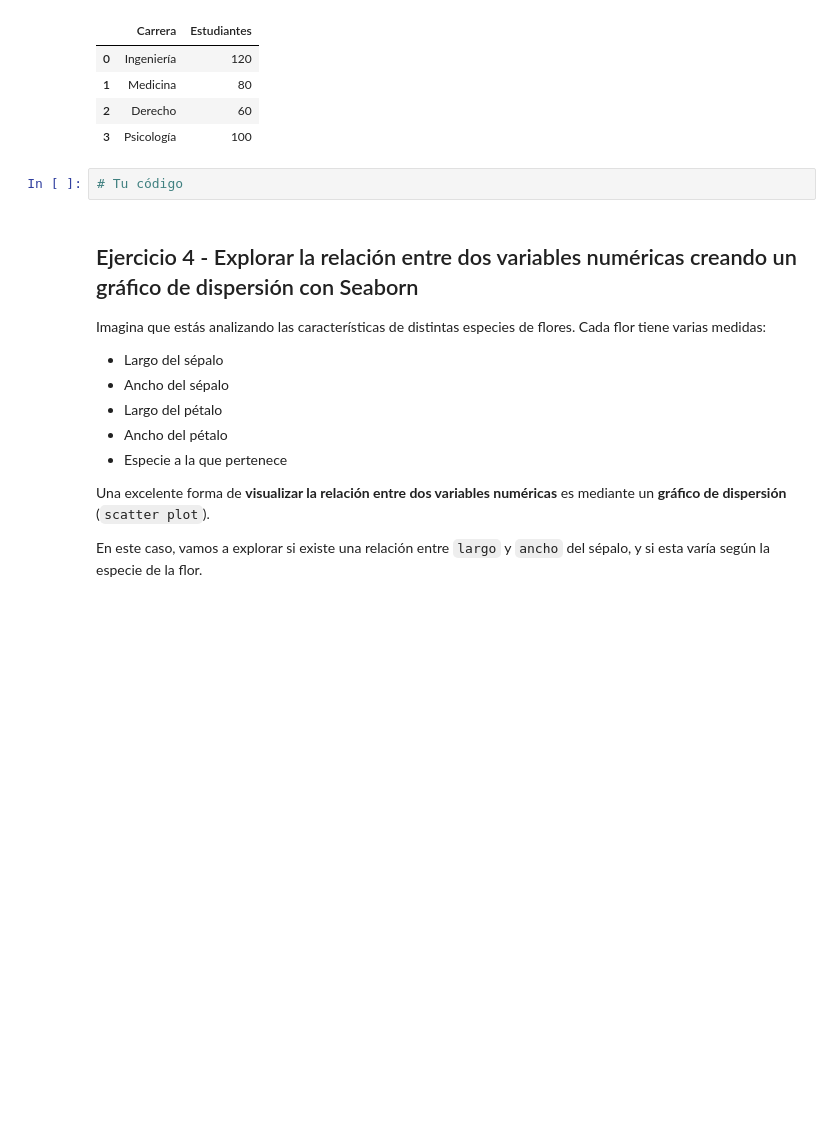
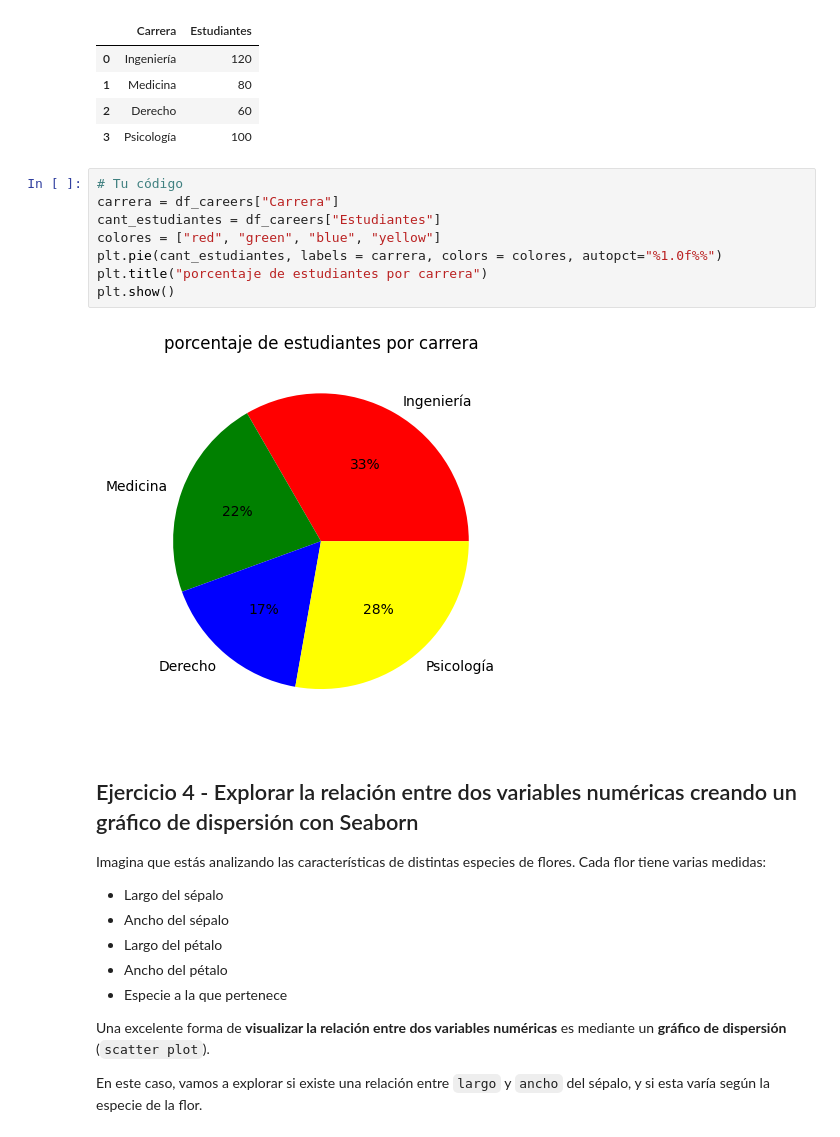
Before and after one commit to 4GeeksAcademy/betaniammc-visualizacion, a Jupyter notebook: notebook/03-project-visualization.ipynb, the cells around one changed output. Cells and saved outputs as stored; diff of their text form; blank space fills up the shorter version.

```diff
--- a/notebook/03-project-visualization.ipynb
+++ b/notebook/03-project-visualization.ipynb
@@ -124,6 +132,14 @@ df_careers
 | 3 | Psicología | 100 |
 # %%
 # Tu código
+carrera = df_careers["Carrera"]
+cant_estudiantes = df_careers["Estudiantes"]
+colores = ["red", "green", "blue", "yellow"]
+plt.pie(cant_estudiantes, labels = carrera, colors = colores, autopct="%1.0f%%")
+plt.title("porcentaje de estudiantes por carrera")
+plt.show()
+# %% [output]
+[figure, added]
 # %% [markdown]
 ## Ejercicio 4 - Explorar la relación entre dos variables numéricas creando un gráfico de dispersión con Seaborn
 
```
Also changed, not shown: parts of 6 cells of this notebook.
